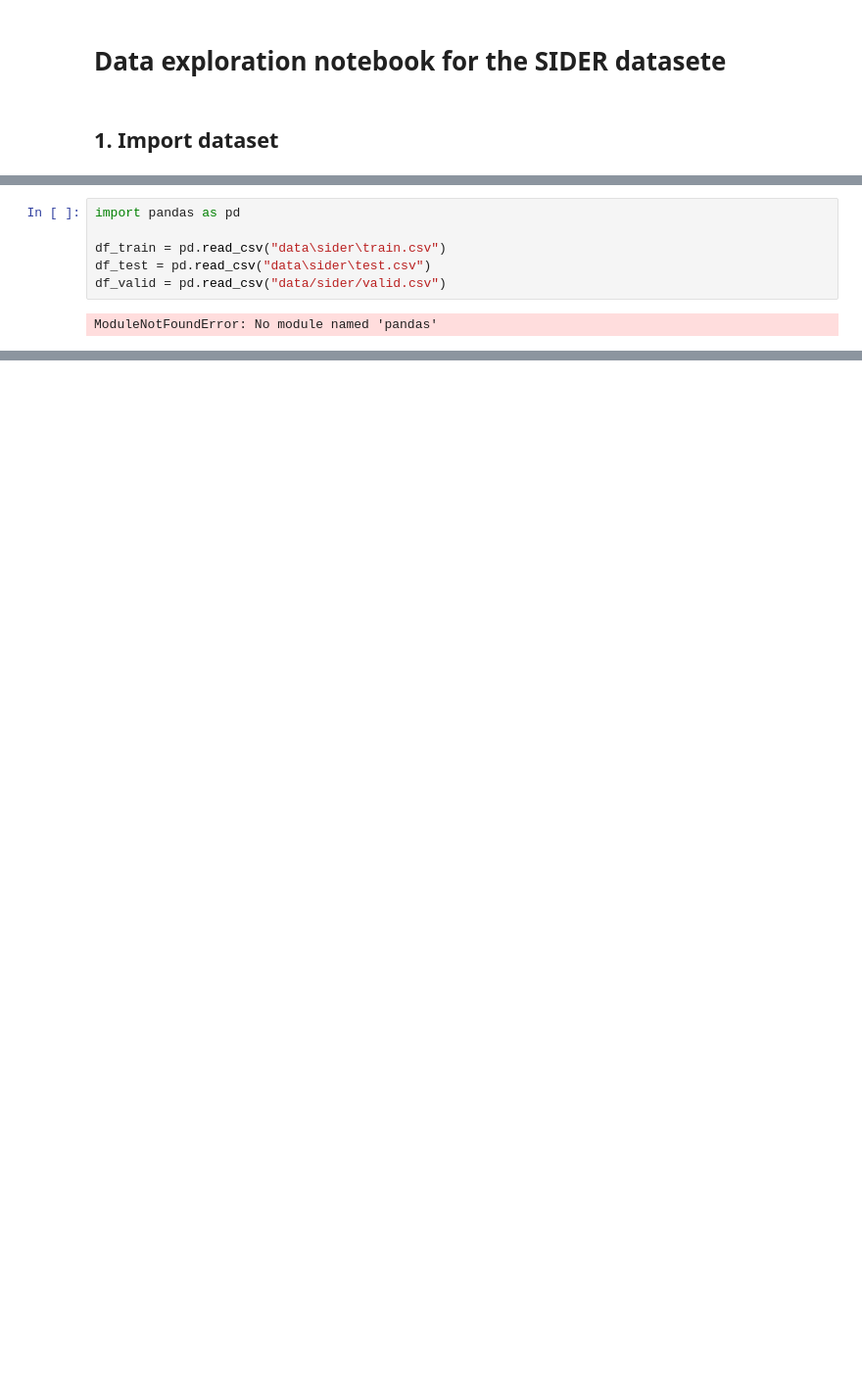
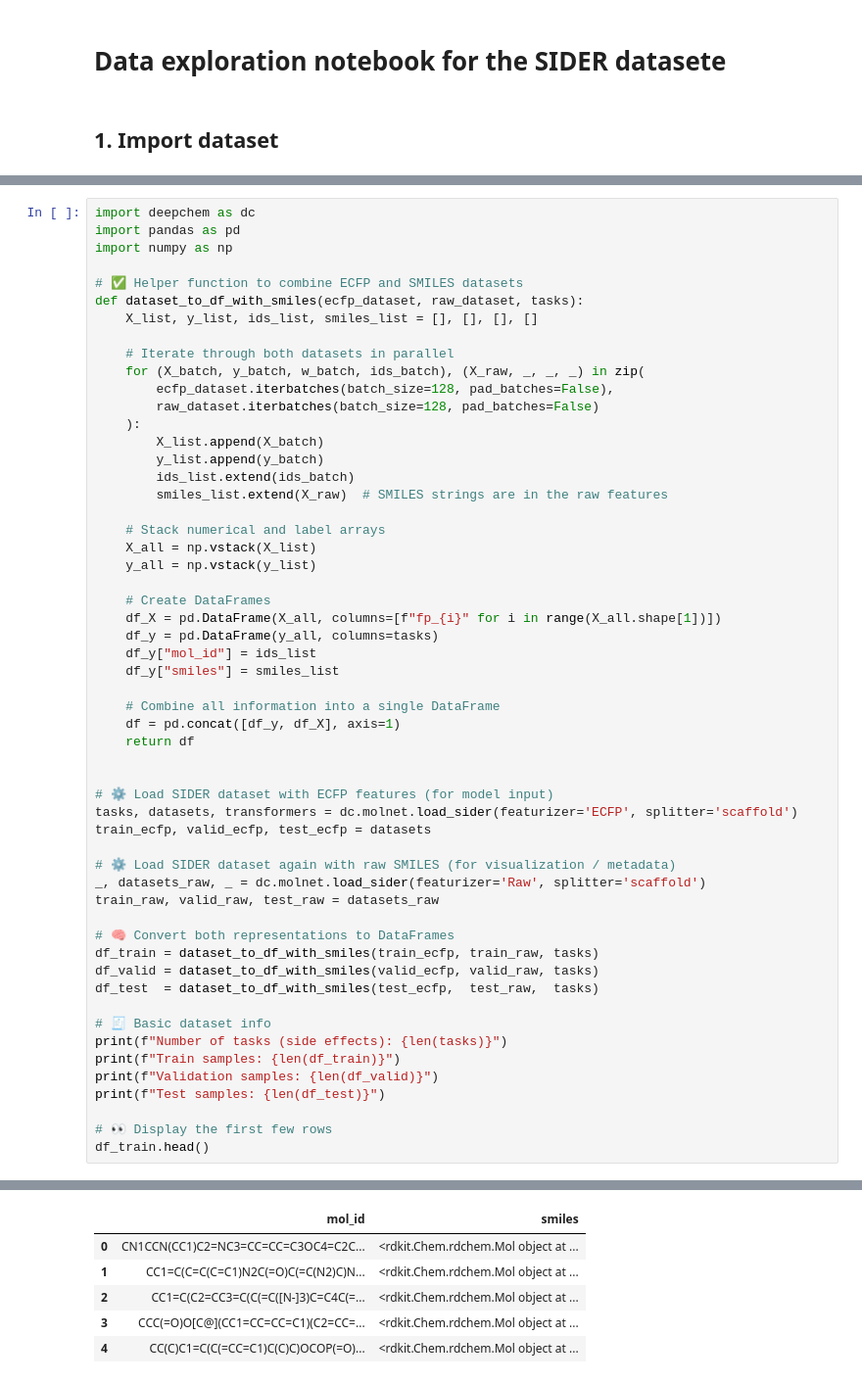
Before and after one commit to Orbliss/Cheminformatics_molecule_property_project, a Jupyter notebook: classification/classif_data_exploration.ipynb, the cells around one changed output, grey strips where cells are left out. Shown: that part at 98% size. Saved outputs shown, nothing was run; the diff lists cells and outputs as text; blank space fills up the shorter version.

```diff
--- a/classification/classif_data_exploration.ipynb
+++ b/classification/classif_data_exploration.ipynb
@@ -25,8 +46,56 @@ Datasets non trouvés, téléchargement en cours...
-# %%
-import pandas as pd
-
-df_train = pd.read_csv("data\sider\train.csv")
-df_test = pd.read_csv("data\sider\test.csv")
-df_valid = pd.read_csv("data/sider/valid.csv")
-# %% [output]
-ModuleNotFoundError: No module named 'pandas'
+# %%
+import deepchem as dc
+import pandas as pd
+import numpy as np
+
+# ✅ Helper function to combine ECFP and SMILES datasets
+def dataset_to_df_with_smiles(ecfp_dataset, raw_dataset, tasks):
+    X_list, y_list, ids_list, smiles_list = [], [], [], []
+
+    # Iterate through both datasets in parallel
+    for (X_batch, y_batch, w_batch, ids_batch), (X_raw, _, _, _) in zip(
+        ecfp_dataset.iterbatches(batch_size=128, pad_batches=False),
+        raw_dataset.iterbatches(batch_size=128, pad_batches=False)
+    ):
+        X_list.append(X_batch)
+        y_list.append(y_batch)
+        ids_list.extend(ids_batch)
+        smiles_list.extend(X_raw)  # SMILES strings are in the raw features
+
+    # Stack numerical and label arrays
+    X_all = np.vstack(X_list)
+    y_all = np.vstack(y_list)
+
+    # Create DataFrames
+    df_X = pd.DataFrame(X_all, columns=[f"fp_{i}" for i in range(X_all.shape[1])])
+    df_y = pd.DataFrame(y_all, columns=tasks)
+    df_y["mol_id"] = ids_list
+    df_y["smiles"] = smiles_list
+
+    # Combine all information into a single DataFrame
+    df = pd.concat([df_y, df_X], axis=1)
+    return df
+
+
+# ⚙️ Load SIDER dataset with ECFP features (for model input)
+tasks, datasets, transformers = dc.molnet.load_sider(featurizer='ECFP', splitter='scaffold')
+train_ecfp, valid_ecfp, test_ecfp = datasets
+
+# ⚙️ Load SIDER dataset again with raw SMILES (for visualization / metadata)
+_, datasets_raw, _ = dc.molnet.load_sider(featurizer='Raw', splitter='scaffold')
+train_raw, valid_raw, test_raw = datasets_raw
+
+# 🧠 Convert both representations to DataFrames
+df_train = dataset_to_df_with_smiles(train_ecfp, train_raw, tasks)
+df_valid = dataset_to_df_with_smiles(valid_ecfp, valid_raw, tasks)
+df_test  = dataset_to_df_with_smiles(test_ecfp,  test_raw,  tasks)
+
+# 🧾 Basic dataset info
+print(f"Number of tasks (side effects): {len(tasks)}")
+print(f"Train samples: {len(df_train)}")
+print(f"Validation samples: {len(df_valid)}")
+print(f"Test samples: {len(df_test)}")
+
+# 👀 Display the first few rows
+df_train.head()
+# %% [output]
@@ -32,0 +106,6 @@ ModuleNotFoundError: No module named 'pandas'
+|  | mol_id | smiles |
+| 0 | CN1CCN(CC1)C2=NC3=CC=CC=C3OC4=C2C... | <rdkit.Chem.rdchem.Mol object at ... |
+| 1 | CC1=C(C=C(C=C1)N2C(=O)C(=C(N2)C)N... | <rdkit.Chem.rdchem.Mol object at ... |
+| 2 | CC1=C(C2=CC3=C(C(=C([N-]3)C=C4C(=... | <rdkit.Chem.rdchem.Mol object at ... |
+| 3 | CCC(=O)O[C@](CC1=CC=CC=C1)(C2=CC=... | <rdkit.Chem.rdchem.Mol object at ... |
+| 4 | CC(C)C1=C(C(=CC=C1)C(C)C)OCOP(=O)... | <rdkit.Chem.rdchem.Mol object at ... |
```
Also changed, not shown: parts of 10 cells of this notebook, 2 other files.
